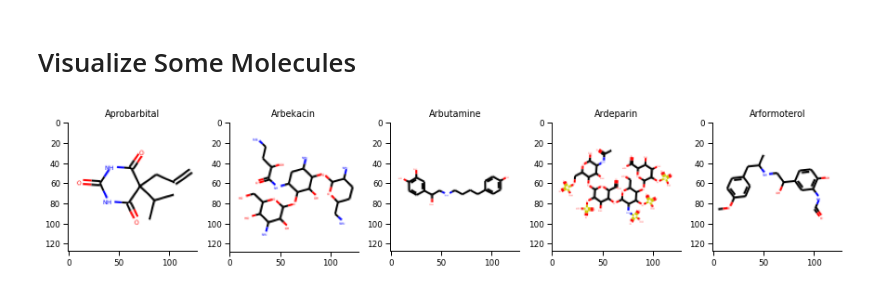
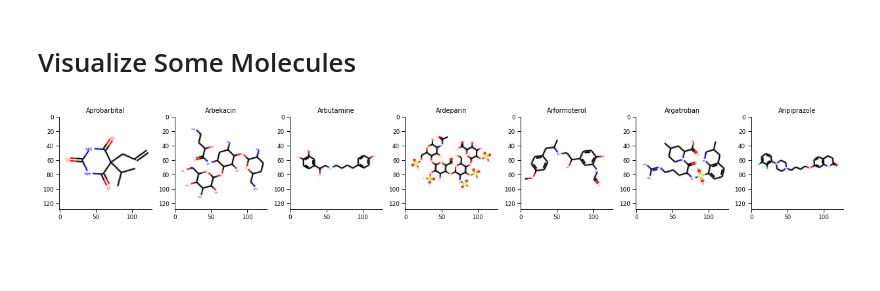
Before and after one commit to globus-labs/covid-analyses, a Jupyter notebook: examples/images.ipynb, the cells around one changed output. Drawn from its saved outputs; the diff is of its cells as text; code cells hidden in the pictures; blank space fills up the shorter version.

```diff
--- a/examples/images.ipynb
+++ b/examples/images.ipynb
@@ -8,7 +15,8 @@ sns.set_context('paper')
 # %% [markdown]
 # Load a Dataset from Pickle
 # %%
-df = pd.DataFrame(pd.read_pickle('FFI.pkl'),
+data_file = 'FFI-img.pkl'
+df = pd.DataFrame(pd.read_pickle(data_file),
                   columns=['dataset','name', 'SMILES','image'])
 df.head()
 # %% [output]
@@ -21,14 +29,12 @@ df.head()
 # %% [markdown]
 # Visualize Some Molecules
 # %%
-n_mols = 5
-offset = 100
+n_mols, offset = (7, 100)
 
-fig, axs = plt.subplots(1,5, figsize=(12,4), constrained_layout=True)
-
+fig, axs = plt.subplots(1, n_mols, figsize=(17,4), constrained_layout=True)
 for i, (index, mols) in enumerate(df[offset:offset+n_mols].iterrows()):
     axs[i].set_title(mols[1])
     axs[i].imshow(mols[3])
     sns.despine()
 # %% [output]
-[figure, old version]
+[figure, new version]
```
Also changed, not shown: parts of 1 cell of this notebook, 2 other files.
